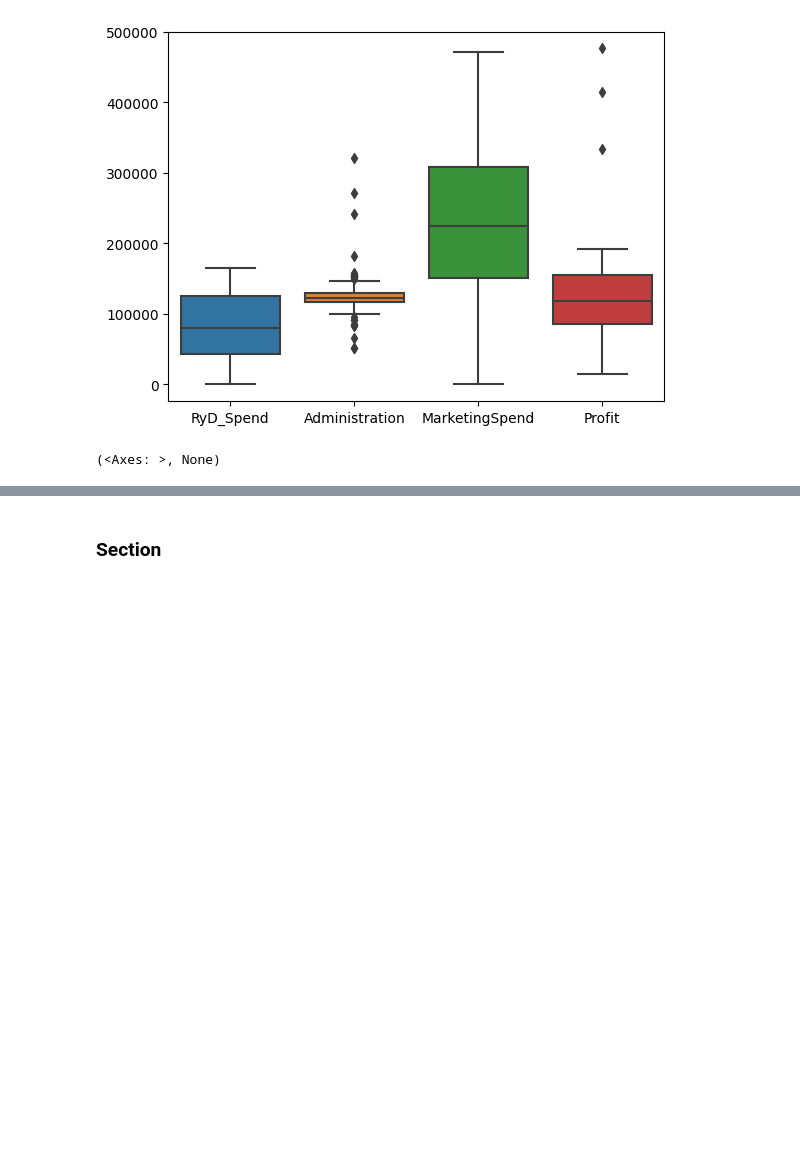
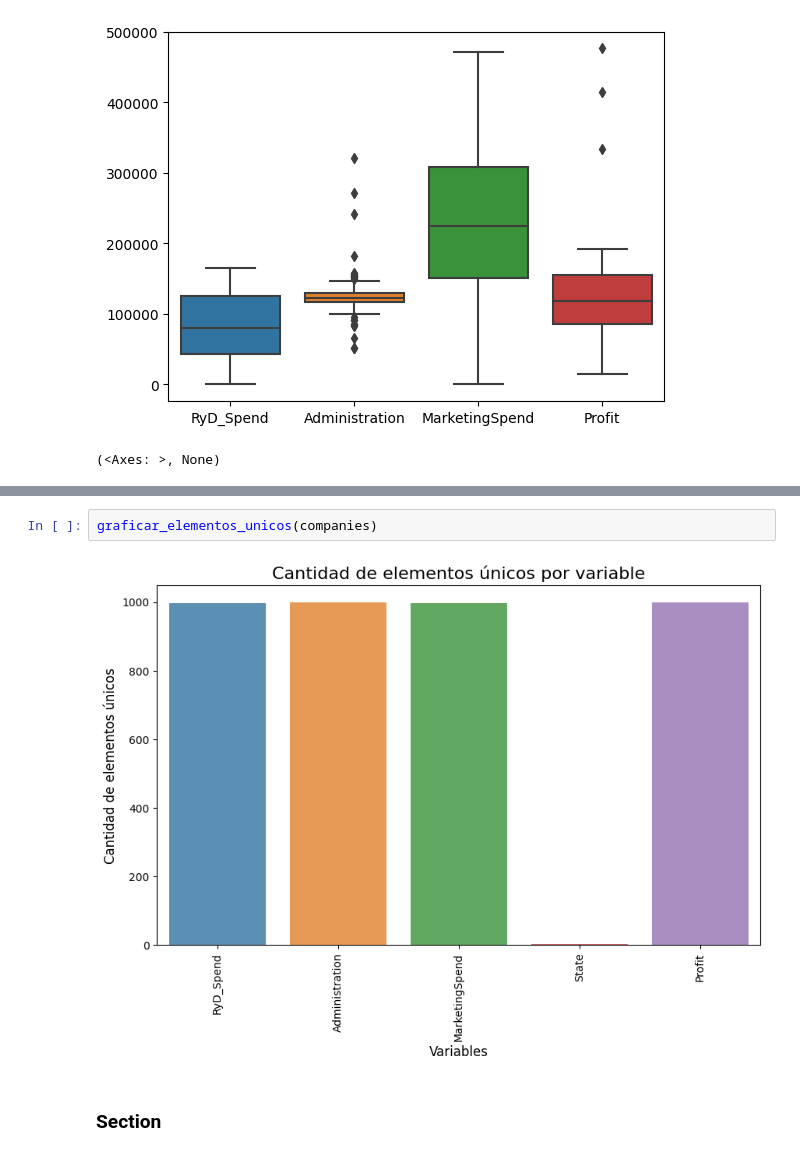
Before and after one commit to Simon890/mineria_datos, a Jupyter notebook: TP2.ipynb, the cells around one changed output, grey strips where cells are left out. Saved outputs shown, nothing was run; the diff lists cells and outputs as text; blank space fills up the shorter version.

```diff
--- a/TP2.ipynb
+++ b/TP2.ipynb
@@ -134,3 +145,7 @@ sns.boxplot(companies), plt.show()
+# %%
+graficar_elementos_unicos(companies)
+# %% [output]
+[figure, added]
 # %% [markdown]
 ### Section
 # %%
```
Also changed, not shown: parts of 28 cells of this notebook.
